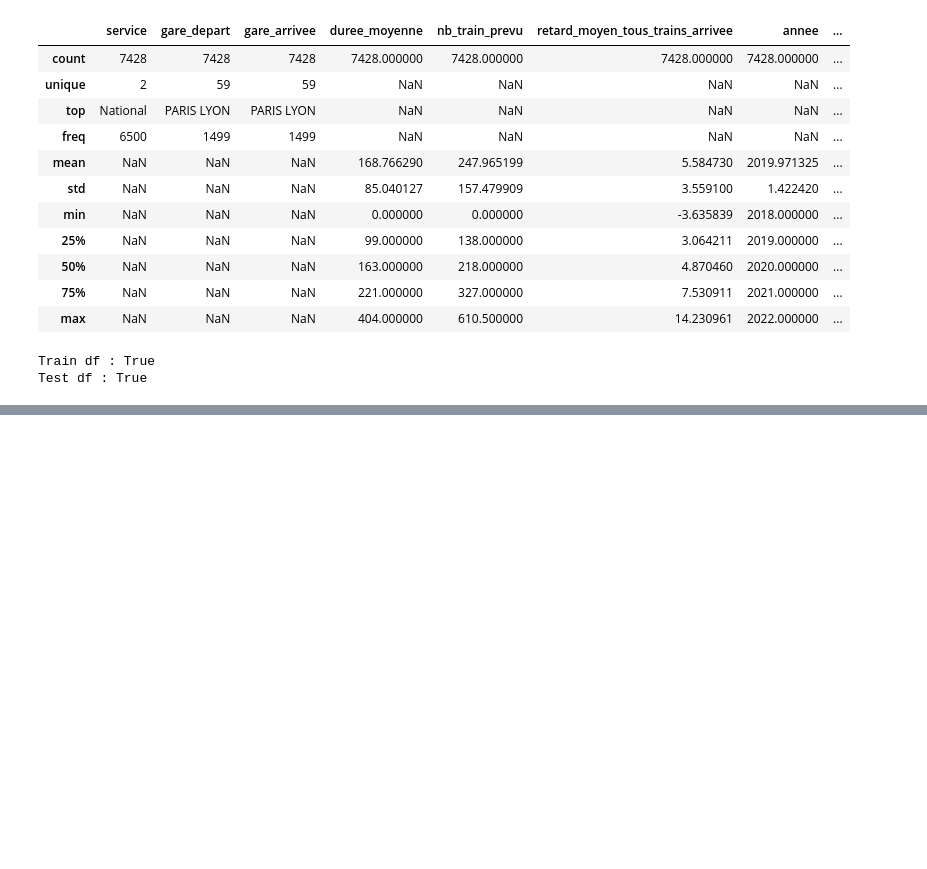
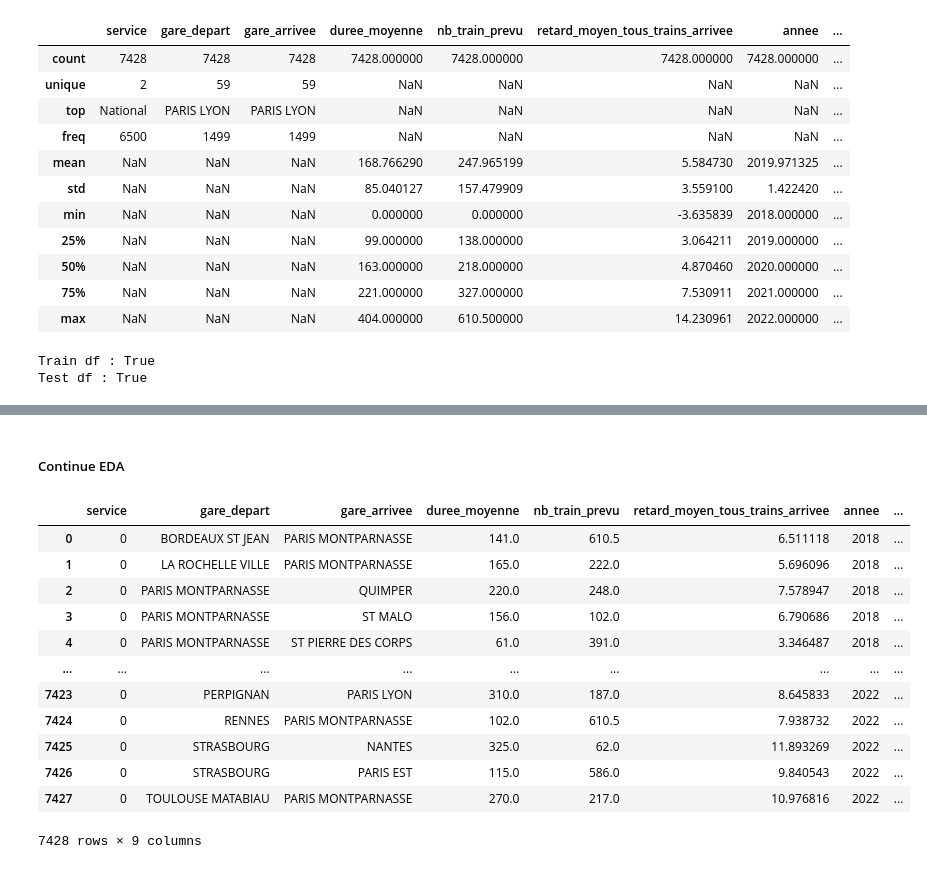
Before and after one commit to AxelV-hub/machine-learning-sncf-delay-estimation, a Jupyter notebook: notebooks/adrien.ipynb, the cells around one changed output, grey strips where cells are left out. Drawn from its saved outputs; the diff is of its cells as text; code cells hidden in the pictures; blank space fills up the shorter version.

Commit message:
EDA regression timeseries predict next month

```diff
--- a/notebooks/adrien.ipynb
+++ b/notebooks/adrien.ipynb
@@ -123,7 +125,7 @@ df_1.describe(include="all")
 # %%
 # TRAIN-TEST SPLIT
-df_1_train = df_1.loc[df_1.annee < 2023]
-df_1_test = df_1.loc[df_1.annee == 2023]
+df_delay_train = df_delay.loc[df_delay.annee < 2023]
+df_delay_test = df_delay.loc[df_delay.annee == 2023]
 # %%
 # OUTLIERS
 
@@ -216,11 +220,11 @@ def get_coordinates(station_names):
                 # break
     return station_coords
 
-station_names = sorted(list(set(list(df_1_train.gare_depart.unique()) + list(df_1_train.gare_arrivee.unique()))))
+station_names = sorted(list(set(list(df_delay_train.gare_depart.unique()) + list(df_delay_train.gare_arrivee.unique()))))
 station_coords = get_coordinates(station_names)
 
 for station_type in ["depart", "arrivee"]:
-    df_1_train[f"geo_infos_{station_type}"] = df_1_train[f"gare_{station_type}"].apply(lambda x:station_coords[x])
+    df_delay_train[f"geo_infos_{station_type}"] = df_delay_train[f"gare_{station_type}"].apply(lambda x:station_coords[x])
 # %%
 # https://medium.com/datasciencearth/map-visualization-with-folium-d1403771717
 
@@ -270,0 +254,52 @@ df
+# %% [markdown]
+##### Continue EDA
+# %%
+# Add 2 features with info of mean delay per station (as a start station and end station) on the whole dataset :
+# this is a kind of way to encode "time" and info from the past to help with the current predictions
+# but this is too vague and we should maybe just add the value of the previous month...
+
+# retards_moy_gare_depart_df = df_delay_train.groupby("gare_depart", as_index=False)["retard_moyen_tous_trains_arrivee"].mean().rename(columns = {'retard_moyen_tous_trains_arrivee':'retard_moyen_tous_trains_gare_depart'})
+# retards_moy_gare_arrivee_df = df_delay_train.groupby("gare_arrivee", as_index=False)["retard_moyen_tous_trains_arrivee"].mean().rename(columns = {'retard_moyen_tous_trains_arrivee':'retard_moyen_tous_trains_gare_arrivee'})
+
+# result_df = pd.merge(pd.merge(df_delay_train, retards_moy_gare_depart_df, on="gare_depart"), retards_moy_gare_arrivee_df, on="gare_arrivee")
+# result_df
+
+
+# Add the average delay for the train line
+# On ne prend que en compte les trajets passés !!!
+
+df_delay_train["retards_moy_arrivee_trajet_passés"] = 0.0
+
+for i, row in df_delay_train.iterrows():
+    gare_depart, gare_arrivee = row["gare_depart"], row["gare_arrivee"]
+    if i>1:
+        mean_delay_series = df_delay_train[:i-1].loc[(df_delay_train.gare_depart == gare_depart) & (df_delay_train.gare_arrivee == gare_arrivee),"retard_moyen_tous_trains_arrivee"]
+        # print(mean_delay)
+        if mean_delay_series.empty:
+            # on prend la même valeur pour la première occurence de chaque trajet
+            df_delay_train.loc[i, "retards_moy_arrivee_trajet_passés"] = row["retard_moyen_tous_trains_arrivee"]
+        else:
+            mean_delay =  mean_delay_series.mean()
+            df_delay_train.loc[i, "retards_moy_arrivee_trajet_passés"] = mean_delay
+    else:
+        # on prend la même valeur pour la première occurence de chaque trajet (qui est aussi la première ligne du df dans ce cas)
+        df_delay_train.loc[i, "retards_moy_arrivee_trajet_passés"] = row["retard_moyen_tous_trains_arrivee"]
+df_delay_train
+
+# retards_moy_arrivee_trajet_all_df = df_delay_train.groupby(["gare_depart", "gare_arrivee"], as_index=False)["retard_moyen_tous_trains_arrivee"].mean().rename(columns = {'retard_moyen_tous_trains_arrivee':'retards_moy_arrivee_trajet_all'})
+# df_delay_train = pd.merge(df_delay_train, retards_moy_arrivee_trajet_all_df, on=["gare_depart", "gare_arrivee"])
+# df_delay_train
+# %% [output]
+|  | service | gare_depart | gare_arrivee | duree_moyenne | nb_train_prevu | retard_moyen_tous_trains_arrivee | annee | ... |
+| 0 | 0 | BORDEAUX ST JEAN | PARIS MONTPARNASSE | 141.0 | 610.5 | 6.511118 | 2018 | ... |
+| 1 | 0 | LA ROCHELLE VILLE | PARIS MONTPARNASSE | 165.0 | 222.0 | 5.696096 | 2018 | ... |
+| 2 | 0 | PARIS MONTPARNASSE | QUIMPER | 220.0 | 248.0 | 7.578947 | 2018 | ... |
+| 3 | 0 | PARIS MONTPARNASSE | ST MALO | 156.0 | 102.0 | 6.790686 | 2018 | ... |
+| 4 | 0 | PARIS MONTPARNASSE | ST PIERRE DES CORPS | 61.0 | 391.0 | 3.346487 | 2018 | ... |
+| ... | ... | ... | ... | ... | ... | ... | ... | ... |
+| 7423 | 0 | PERPIGNAN | PARIS LYON | 310.0 | 187.0 | 8.645833 | 2022 | ... |
+| 7424 | 0 | RENNES | PARIS MONTPARNASSE | 102.0 | 610.5 | 7.938732 | 2022 | ... |
+| 7425 | 0 | STRASBOURG | NANTES | 325.0 | 62.0 | 11.893269 | 2022 | ... |
+| 7426 | 0 | STRASBOURG | PARIS EST | 115.0 | 586.0 | 9.840543 | 2022 | ... |
+| 7427 | 0 | TOULOUSE MATABIAU | PARIS MONTPARNASSE | 270.0 | 217.0 | 10.976816 | 2022 | ... |
+7428 rows × 9 columns
```
Also changed, not shown: parts of 20 cells of this notebook, 4 other files.
